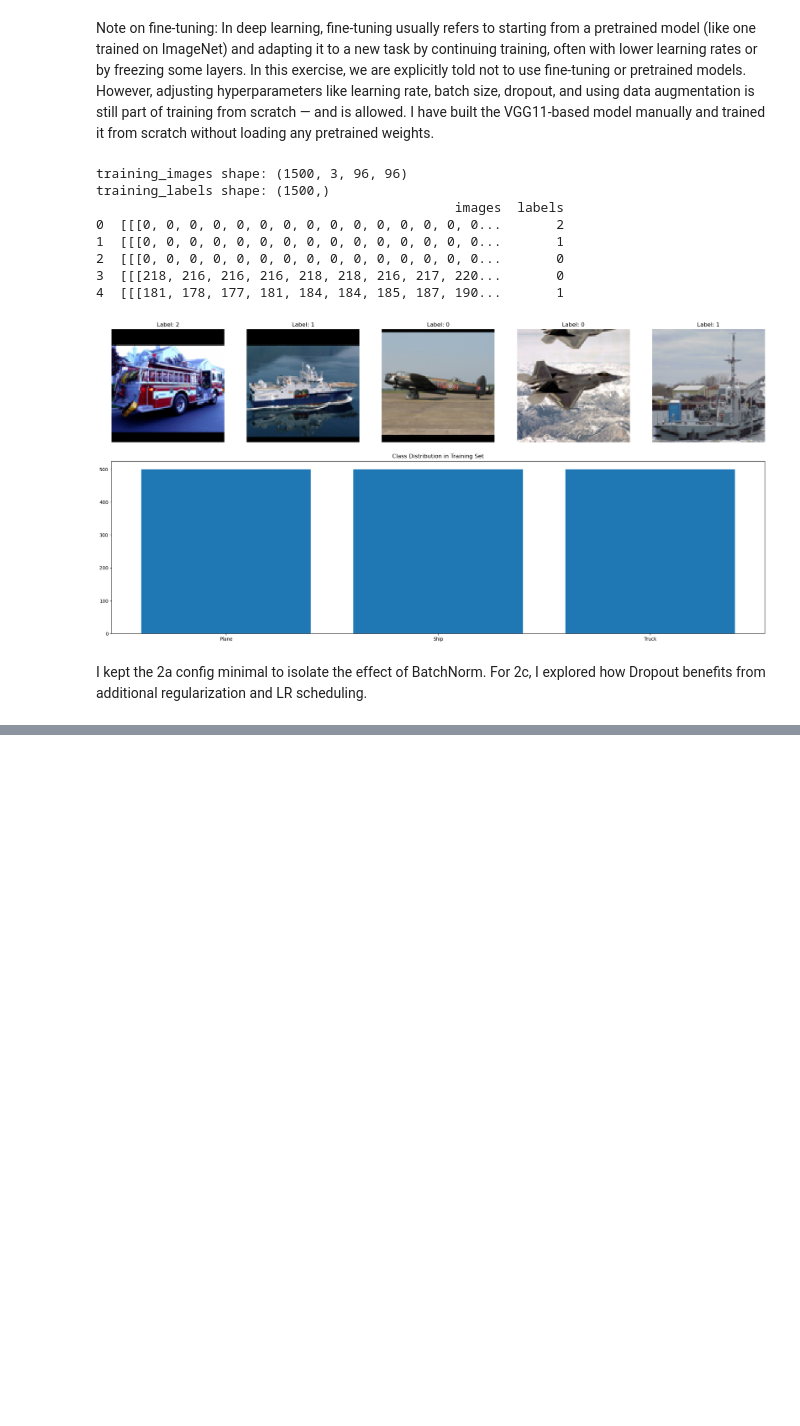
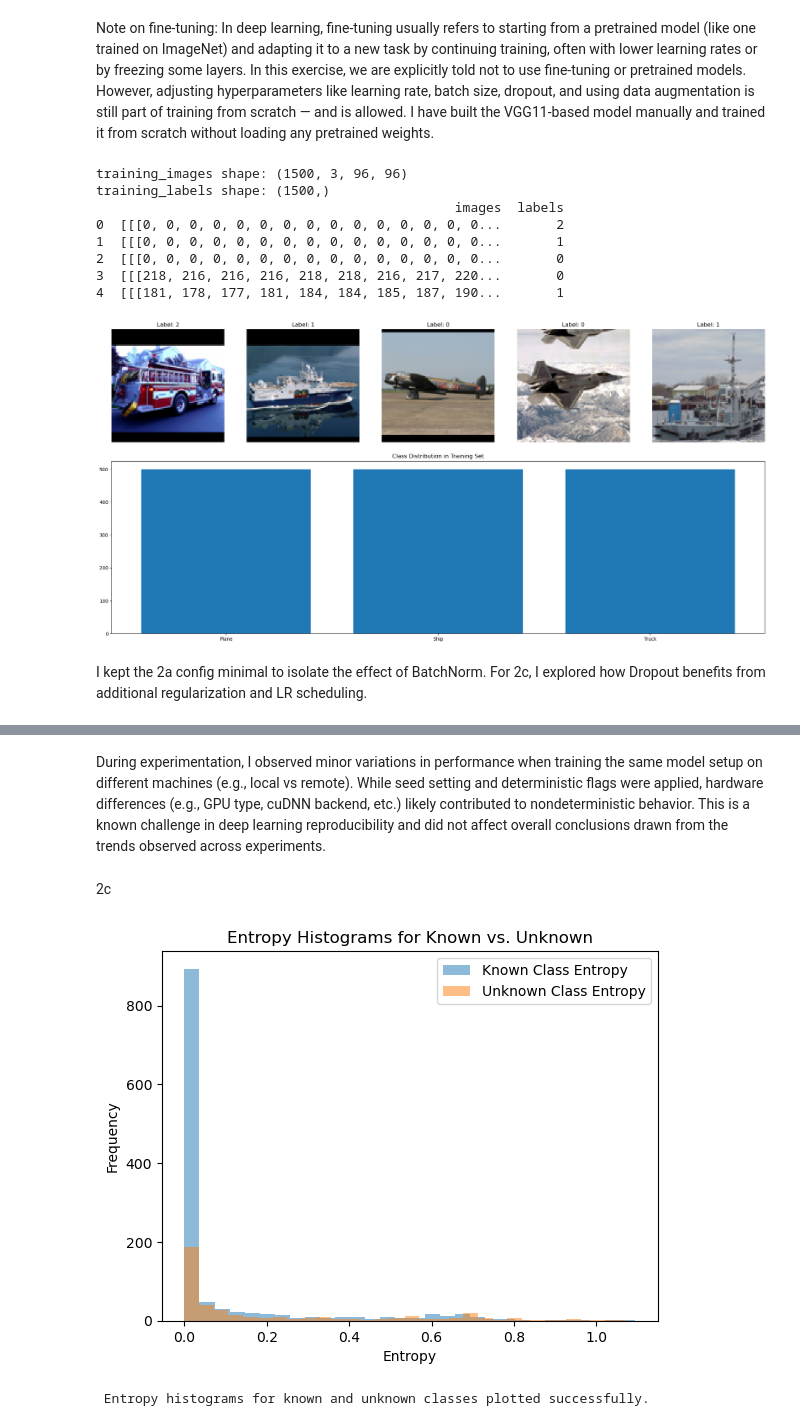
Before and after one commit to tihassfjord/FYS3033DL, a Jupyter notebook: newmain.ipynb, the cells around one changed output, grey strips where cells are left out. Cells and saved outputs as stored; diff of their text form; code cells hidden in the pictures; blank space fills up the shorter version.

```diff
--- a/newmain.ipynb
+++ b/newmain.ipynb
@@ -581,0 +739,72 @@ FileNotFoundError: [Errno 2] No such file or directory: 'models/2c_Adam_dropout_
+# %% [markdown]
+During experimentation, I observed minor variations in performance when training the same model setup on different machines (e.g., local vs remote). While seed setting and deterministic flags were applied, hardware differences (e.g., GPU type, cuDNN backend, etc.) likely contributed to nondeterministic behavior. This is a known challenge in deep learning reproducibility and did not affect overall conclusions drawn from the trends observed across experiments.
+# %% [markdown]
+2c
+# %%
+import torch
+import torch.nn.functional as F
+import numpy as np
+from torch.utils.data import DataLoader, Dataset
+from src.utils import compute_entropy, ImageDataset, set_seed
+from src.evaluation import plot_entropy_hist
+from src.vgg11bn import VGG11BN
+
+# Set seed and device
+set_seed(42)
+device = torch.device("cuda" if torch.cuda.is_available() else "cpu")
+
+# --- Load data with real known/unknown labels ---
+eval_data = np.load('data/problem2/new_evaluation_data_with_labels.npz')
+eval_images = eval_data['a']          # shape: (N, 96, 96, 3)
+eval_labels = eval_data['b']          # shape: (N,)
+
+# Split data into known and unknown using labels
+known_images = eval_images[eval_labels != 3]
+unknown_images = eval_images[eval_labels == 3]
+
+
+# --- DataLoaders ---
+known_loader = DataLoader(ImageDataset(known_images), batch_size=32, shuffle=False)
+unknown_loader = DataLoader(ImageDataset(unknown_images), batch_size=32, shuffle=False)
+
+# --- MC Dropout Prediction ---
+def mc_dropout_prediction(model, x_batch, mc_passes=10):
+    model.train()  # keep dropout active
+
+    probs_list = []
+    with torch.no_grad():
+        for _ in range(mc_passes):
+            out = model(x_batch.to(device))
+            sm = F.softmax(out, dim=1)
+            probs_list.append(sm)
+    probs_mc = torch.stack(probs_list, dim=0)       # (mc_passes, batch_size, num_classes)
+    mean_probs = torch.mean(probs_mc, dim=0)        # (batch_size, num_classes)
+    return mean_probs
+
+# --- Uncertainty Estimation ---
+entropies_known = []
+entropies_unknown = []
+
+best_model_path = "C:/Users/tihas/OneDrive - UiT Office 365/A_UIT/FYS-3033/HOME_EXAM/FYS3033DL/models/2c_Adam_dropout_sched_bs32_20250418_181216_best.pth"
+model = VGG11BN(num_classes=3, dropout=True)  # Load the same model architecture
+model.load_state_dict(torch.load(best_model_path, map_location=device))
+model.to(device)
+# Known class predictions
+for inputs in known_loader:
+    inputs = inputs.to(device)
+    mean_probs = mc_dropout_prediction(model, inputs, mc_passes=10)
+    entropies_known.extend([compute_entropy(p.cpu().numpy()) for p in mean_probs])
+
+# Unknown class predictions
+for inputs in unknown_loader:
+    inputs = inputs.to(device)
+    mean_probs = mc_dropout_prediction(model, inputs, mc_passes=10)
+    entropies_unknown.extend([compute_entropy(p.cpu().numpy()) for p in mean_probs])
+
+# --- Plot entropy histograms ---
+plot_entropy_hist(entropies_known, entropies_unknown)
+
+print(" Entropy histograms for known and unknown classes plotted successfully.")
+# %% [output]
+[figure, added]
+ Entropy histograms for known and unknown classes plotted successfully.
```
Also changed, not shown: parts of 8 cells of this notebook, 51 other files.
